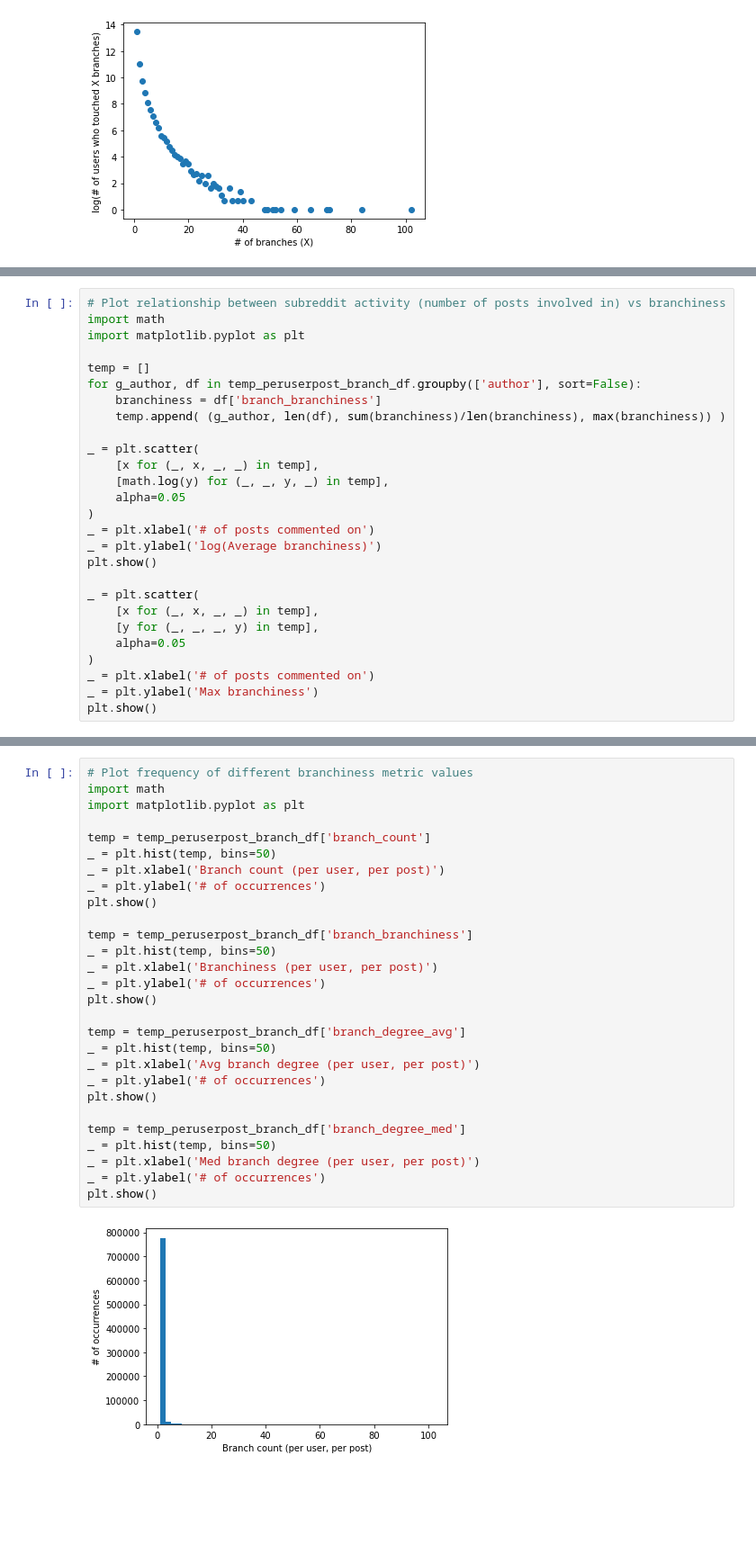
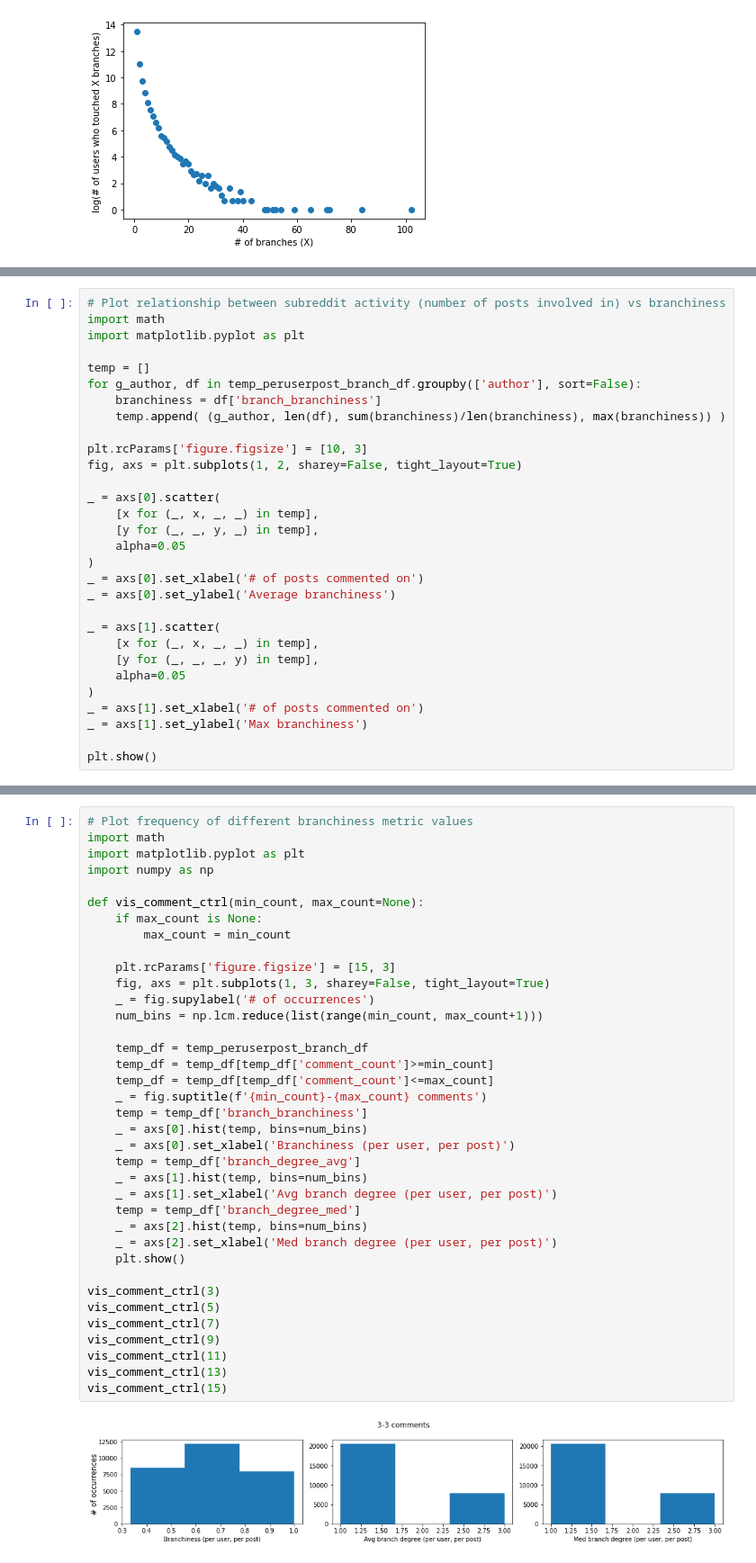
Before and after one commit to cephcyn/cornell_cs6742_a2, a Jupyter notebook: 01_metric_feasibility.ipynb, the cells around one changed output, grey strips where cells are left out. Shown at 90% size. Cells and saved outputs as stored; diff of their text form; blank space fills up the shorter version.

```diff
--- a/01_metric_feasibility.ipynb
+++ b/01_metric_feasibility.ipynb
@@ -727,21 +746,24 @@ for g_author, df in temp_peruserpost_branch_df.groupby(['author'], sort=False):
     branchiness = df['branch_branchiness']
     temp.append( (g_author, len(df), sum(branchiness)/len(branchiness), max(branchiness)) )
 
-_ = plt.scatter(
+plt.rcParams['figure.figsize'] = [10, 3]
+fig, axs = plt.subplots(1, 2, sharey=False, tight_layout=True)
+
+_ = axs[0].scatter(
     [x for (_, x, _, _) in temp],
-    [math.log(y) for (_, _, y, _) in temp],
+    [y for (_, _, y, _) in temp],
     alpha=0.05
 )
-_ = plt.xlabel('# of posts commented on')
-_ = plt.ylabel('log(Average branchiness)')
-plt.show()
+_ = axs[0].set_xlabel('# of posts commented on')
+_ = axs[0].set_ylabel('Average branchiness')
 
-_ = plt.scatter(
+_ = axs[1].scatter(
     [x for (_, x, _, _) in temp],
     [y for (_, _, _, y) in temp],
     alpha=0.05
 )
-_ = plt.xlabel('# of posts commented on')
-_ = plt.ylabel('Max branchiness')
+_ = axs[1].set_xlabel('# of posts commented on')
+_ = axs[1].set_ylabel('Max branchiness')
+
 plt.show()
 # %% [output]
@@ -750,30 +771,39 @@ plt.show()
 # %%
 # Plot frequency of different branchiness metric values
 import math
 import matplotlib.pyplot as plt
+import numpy as np
 
-temp = temp_peruserpost_branch_df['branch_count']
-_ = plt.hist(temp, bins=50)
-_ = plt.xlabel('Branch count (per user, per post)')
-_ = plt.ylabel('# of occurrences')
-plt.show()
+def vis_comment_ctrl(min_count, max_count=None):
+    if max_count is None:
+        max_count = min_count
 
-temp = temp_peruserpost_branch_df['branch_branchiness']
-_ = plt.hist(temp, bins=50)
-_ = plt.xlabel('Branchiness (per user, per post)')
-_ = plt.ylabel('# of occurrences')
-plt.show()
+    plt.rcParams['figure.figsize'] = [15, 3]
+    fig, axs = plt.subplots(1, 3, sharey=False, tight_layout=True)
+    _ = fig.supylabel('# of occurrences')
+    num_bins = np.lcm.reduce(list(range(min_count, max_count+1)))
 
-temp = temp_peruserpost_branch_df['branch_degree_avg']
-_ = plt.hist(temp, bins=50)
-_ = plt.xlabel('Avg branch degree (per user, per post)')
-_ = plt.ylabel('# of occurrences')
-plt.show()
+    temp_df = temp_peruserpost_branch_df
+    temp_df = temp_df[temp_df['comment_count']>=min_count]
+    temp_df = temp_df[temp_df['comment_count']<=max_count]
+    _ = fig.suptitle(f'{min_count}-{max_count} comments')
+    temp = temp_df['branch_branchiness']
+    _ = axs[0].hist(temp, bins=num_bins)
+    _ = axs[0].set_xlabel('Branchiness (per user, per post)')
+    temp = temp_df['branch_degree_avg']
+    _ = axs[1].hist(temp, bins=num_bins)
+    _ = axs[1].set_xlabel('Avg branch degree (per user, per post)')
+    temp = temp_df['branch_degree_med']
+    _ = axs[2].hist(temp, bins=num_bins)
+    _ = axs[2].set_xlabel('Med branch degree (per user, per post)')
+    plt.show()
 
-temp = temp_peruserpost_branch_df['branch_degree_med']
-_ = plt.hist(temp, bins=50)
-_ = plt.xlabel('Med branch degree (per user, per post)')
-_ = plt.ylabel('# of occurrences')
-plt.show()
+vis_comment_ctrl(3)
+vis_comment_ctrl(5)
+vis_comment_ctrl(7)
+vis_comment_ctrl(9)
+vis_comment_ctrl(11)
+vis_comment_ctrl(13)
+vis_comment_ctrl(15)
 # %% [output]
-[figure, old version]
+[figure, new version]
```
Also changed, not shown: parts of 8 cells of this notebook.
